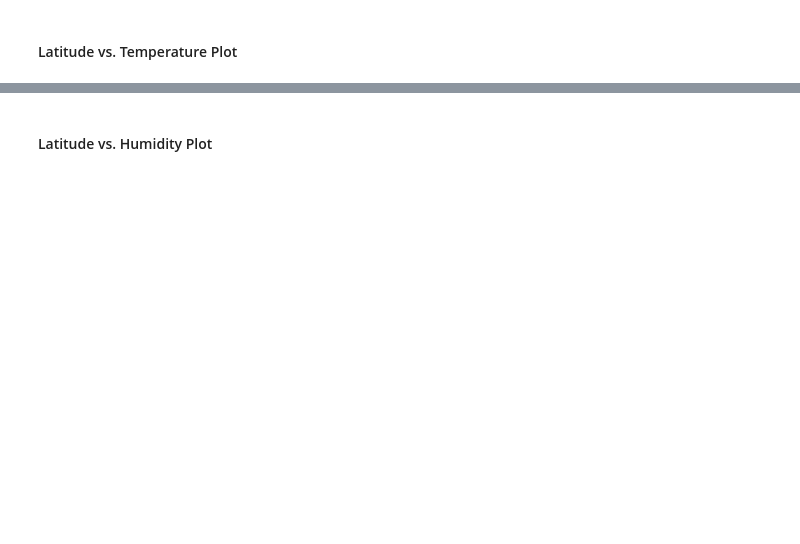
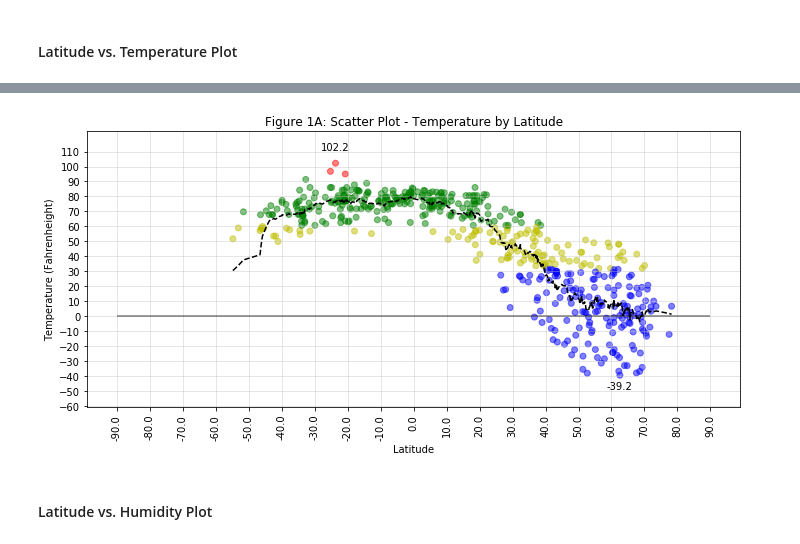
Before and after one commit to daddyjab/PythonAssignments, a Jupyter notebook: WeatherPy/WeatherPy-jb.ipynb, the cells around one changed output, grey strips where cells are left out. Saved outputs shown, nothing was run; the diff lists cells and outputs as text; code cells hidden in the pictures; blank space fills up the shorter version.

```diff
--- a/WeatherPy/WeatherPy-jb.ipynb
+++ b/WeatherPy/WeatherPy-jb.ipynb
@@ -556,3 +591,92 @@ plt.show()
 # %%
 # Save the Figure
 fig.savefig("Results/temp_by_latitude.png")
+# %%
+# Generate a scatter plot
+fig, ax = plt.subplots(figsize=(10,5))
+
+# Color scheme for markers
+color_list = "kbygr"
+
+# Thresholds for selecting colors
+color_threshold_list = [-473.0, 32.0, 60.0, 95.0, 1000]
+
+# Initialize array of marker colors
+marker_colors = []
+
+# Create the markers by iterating through each city
+for ci in cities_df.index:
+    # Set the color of the markers based upon temperature
+    c_temp = cities_df.loc[ci,'Temp']
+
+    # If temperature is not populated for this bin,
+    #  continue to move to the next bin
+    if math.isnan(c_temp):
+        continue
+
+    # Select marker color and add it to the list
+    marker_colors.append( color_list[ np.digitize(c_temp, color_threshold_list) ] )
+
+# Plot a scatter plot
+plt.scatter(cities_df['Actual Lat'], cities_df['Temp'], c=marker_colors, alpha=0.5)
+
+# Generate a trend line using the moving average
+# First, generate a cities dataframe that is sorted by 'Actual Lat'
+cities_sorted_df = cities_df.sort_values(by='Actual Lat').reset_index(drop=True)
+
+# Set the window size for the moving average
+trend_window_size = 20
+
+# Calculate the moving average
+trend = moving_average(cities_sorted_df['Temp'], trend_window_size)
+
+# Generate the trend plot
+plt.plot(cities_sorted_df['Actual Lat'], trend, color='k', linestyle='--')
+
+# Add a value for this point if it is the maximum and minimum points
+# Get the index values for max and min
+ci_max = cities_df.loc[ cities_df['Temp'] == cities_df['Temp'].max() ].index
+ci_min = cities_df.loc[ cities_df['Temp'] == cities_df['Temp'].min() ].index
+
+# Place the values for these points on the scatter plot
+plt.text(float(cities_df.loc[ci_max,'Actual Lat']),
+         float(cities_df.loc[ci_max,'Temp']) + 9,
+         f"{float(cities_df.loc[ci_max,'Temp']):.1f}" , ha='center')
+
+plt.text(float(cities_df.loc[ci_min,'Actual Lat']),
+         float(cities_df.loc[ci_min,'Temp']) - 9,
+         f"{float(cities_df.loc[ci_min,'Temp']):.1f}" , ha='center')
+
+# Set the x tick marks and labels
+plt.xticks(cities_df.loc[ci_max,'Actual Lat'], cities_df.loc[ci_max,'Actual Lat'], rotation=45)
+x_gran = 10.0
+plt.xticks(np.arange(-90.0,90.0+x_gran,x_gran),
+           [str(x) for x in np.arange(-90.0,90.0+x_gran,x_gran)],
+           rotation=90)
+
+# Set the y access limits to add room for the value labels
+y_bot = cities_df['Temp'].min()
+y_top = cities_df['Temp'].max()
+y_range = y_top-y_bot
+
+y_bot -= y_range * 0.15
+y_top += y_range * 0.15
+plt.ylim( bottom=y_bot, top=y_top)
+
+# Adjust the tick marks to be more granular
+plt.yticks(np.arange(round(y_bot,-1),round(y_top,-1),step=10))
+
+plt.xlabel("Latitude")
+plt.ylabel("Temperature (Fahrenheight)")
+plt.title("Figure 1A: Scatter Plot - Temperature by Latitude")
+
+plt.grid(True, axis='both', color='0.75', alpha=0.5)
+# plt.legend(loc="best")
+
+# Add a horizontal line at the y = 0% level
+plt.hlines(y=0, xmin=-90, xmax=+90, alpha=0.5)
+
+plt.tight_layout()
+plt.show()
+# %% [output]
+[figure, added]
```
Also changed, not shown: parts of 17 cells of this notebook, 6 other files.
